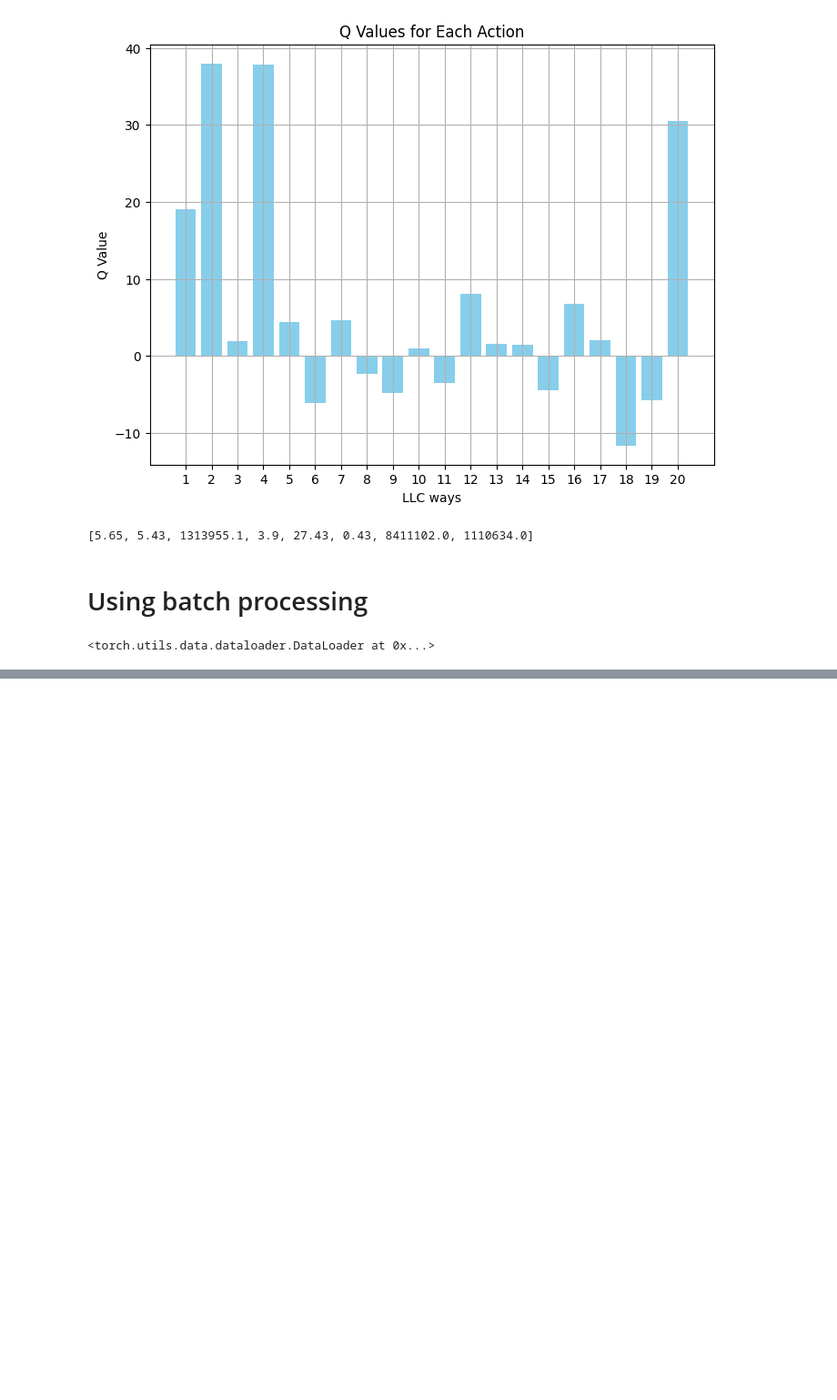
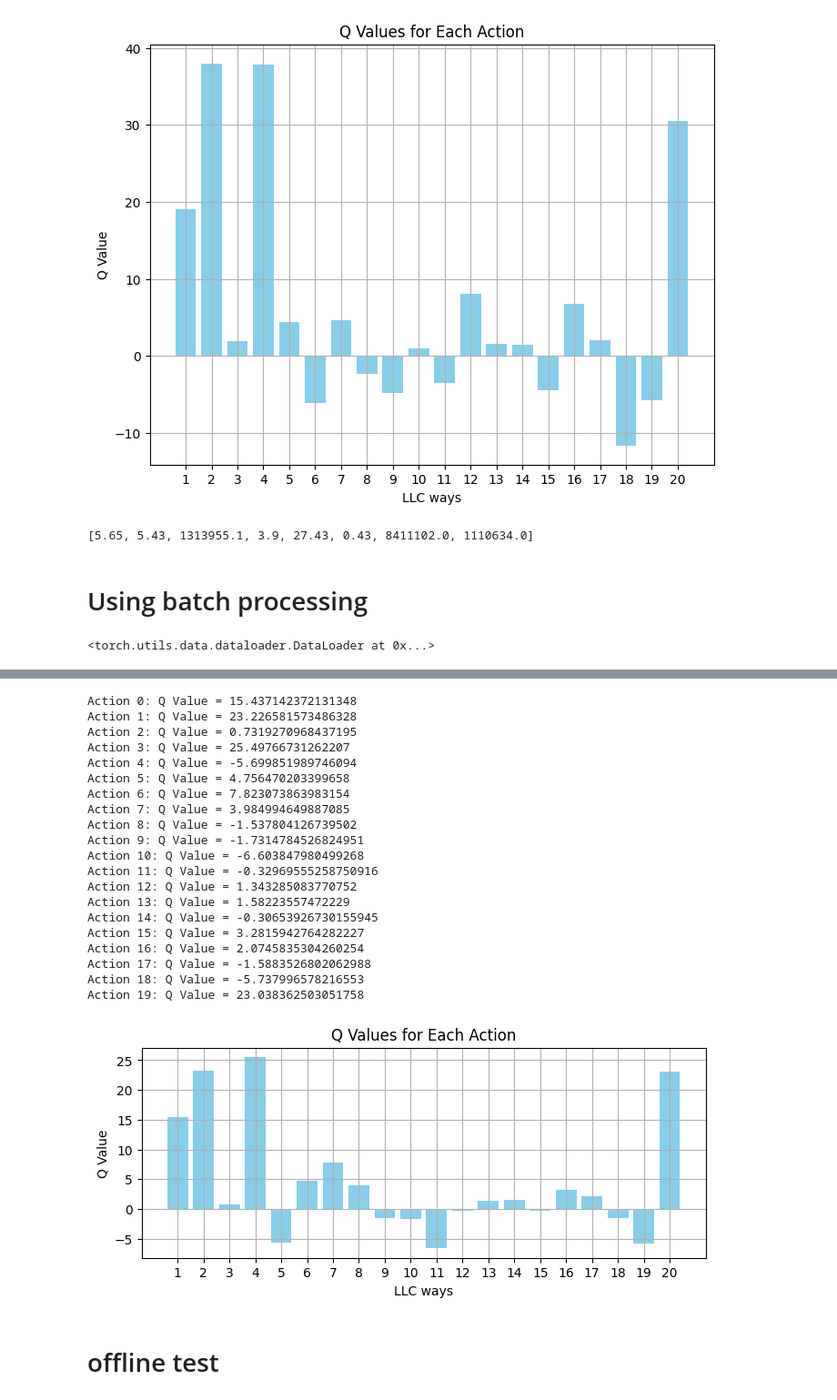
Before and after one commit to MapleWithered/resource_contention, a Jupyter notebook: DRL_framework/DDQN-offline.ipynb, the cells around one changed output, grey strips where cells are left out. Shown: that part at 91% size. Drawn from its saved outputs; the diff is of its cells as text; code cells hidden in the pictures; blank space fills up the shorter version.

Commit message:
update offline

```diff
--- a/DRL_framework/DDQN-offline.ipynb
+++ b/DRL_framework/DDQN-offline.ipynb
@@ -502,0 +343,44 @@ Step 4: Throughput=500, L3MISS=70000, LLC Ways=6 (Increased)
+# %%
+state_tensor = torch.FloatTensor(samples_df.iloc[380]['State']).unsqueeze(0)
+policy_net.eval()
+with torch.no_grad():
+    q_values = policy_net(state_tensor)
+
+with torch.no_grad():
+    q_values = policy_net(state_tensor).squeeze()
+    for action, q_value in enumerate(q_values.tolist()):
+        print(f"Action {action}: Q Value = {q_value}")
+
+
+actions = range(20)
+plt.figure(figsize=(8,3))
+plt.bar([i+1 for i in actions], q_values, color='skyblue')
+plt.title('Q Values for Each Action')
+plt.xlabel('LLC ways')
+plt.ylabel('Q Value')
+plt.xticks([i+1 for i in actions])
+#plt.grid(axis='y', linestyle='--', alpha=0.6)
+plt.grid()
+plt.show()
+# %% [output]
+Action 0: Q Value = 15.437142372131348
+Action 1: Q Value = 23.226581573486328
+Action 2: Q Value = 0.7319270968437195
+Action 3: Q Value = 25.49766731262207
+Action 4: Q Value = -5.699851989746094
+Action 5: Q Value = 4.756470203399658
+Action 6: Q Value = 7.823073863983154
+Action 7: Q Value = 3.984994649887085
+Action 8: Q Value = -1.537804126739502
+Action 9: Q Value = -1.7314784526824951
+Action 10: Q Value = -6.603847980499268
+Action 11: Q Value = -0.32969555258750916
+Action 12: Q Value = 1.343285083770752
+Action 13: Q Value = 1.58223557472229
+Action 14: Q Value = -0.30653926730155945
+Action 15: Q Value = 3.2815942764282227
+Action 16: Q Value = 2.0745835304260254
+Action 17: Q Value = -1.5883526802062988
+Action 18: Q Value = -5.737996578216553
+Action 19: Q Value = 23.038362503051758
+[figure, added]
@@ -502,0 +393,2 @@ Step 4: Throughput=500, L3MISS=70000, LLC Ways=6 (Increased)
+# %% [markdown]
+# offline test
```
Also changed, not shown: parts of 21 cells of this notebook.
